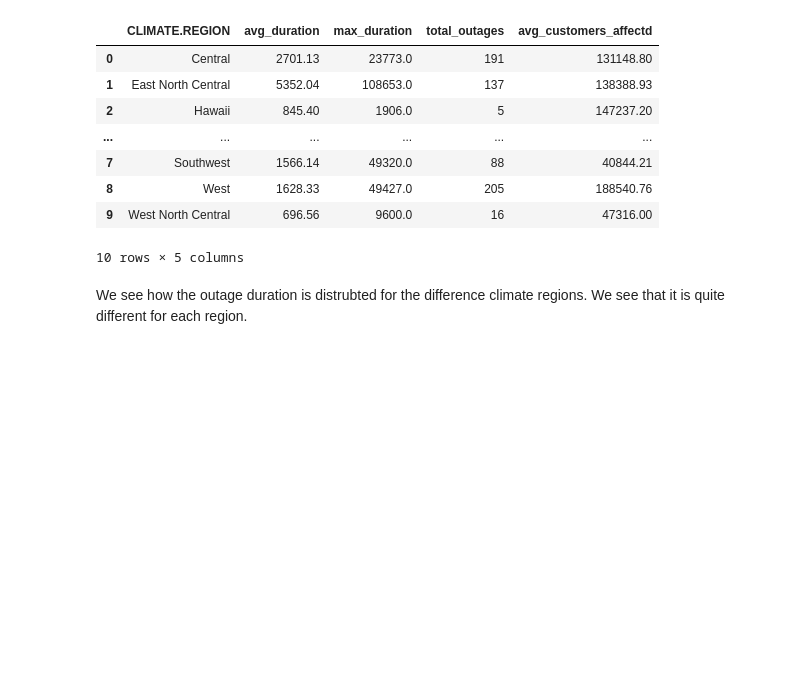
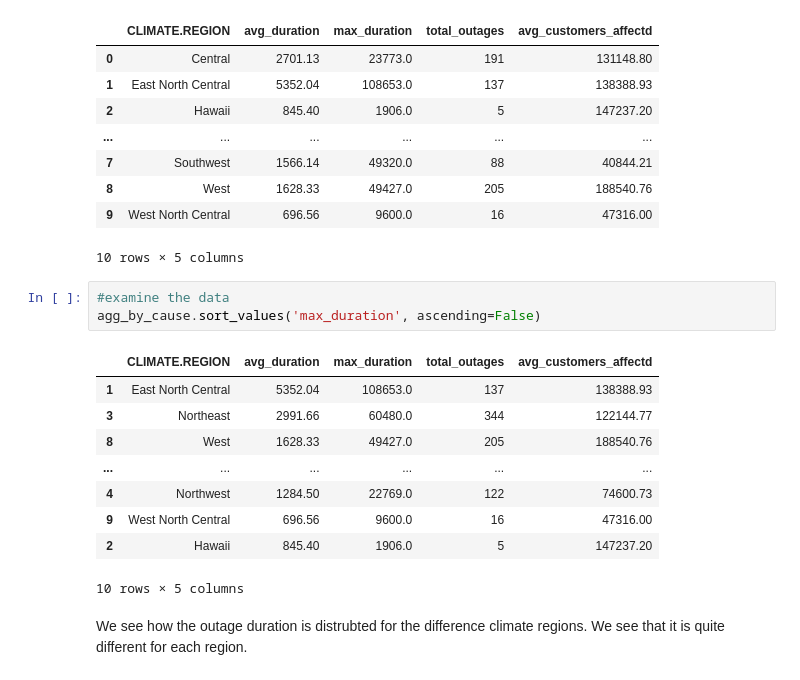
Before and after one commit to v1zhu/Power_Outage, a Jupyter notebook: template.ipynb, the cells around one changed output. Drawn from its saved outputs; the diff is of its cells as text; blank space fills up the shorter version.

```diff
--- a/template.ipynb
+++ b/template.ipynb
@@ -408,6 +426,19 @@ agg_by_cause
 | 8 | West | 1628.33 | 49427.0 | 205 | 188540.76 |
 | 9 | West North Central | 696.56 | 9600.0 | 16 | 47316.00 |
 10 rows × 5 columns
+# %%
+#examine the data
+agg_by_cause.sort_values('max_duration', ascending=False)
+# %% [output]
+|  | CLIMATE.REGION | avg_duration | max_duration | total_outages | avg_customers_affectd |
+| 1 | East North Central | 5352.04 | 108653.0 | 137 | 138388.93 |
+| 3 | Northeast | 2991.66 | 60480.0 | 344 | 122144.77 |
+| 8 | West | 1628.33 | 49427.0 | 205 | 188540.76 |
+| ... | ... | ... | ... | ... | ... |
+| 4 | Northwest | 1284.50 | 22769.0 | 122 | 74600.73 |
+| 9 | West North Central | 696.56 | 9600.0 | 16 | 47316.00 |
+| 2 | Hawaii | 845.40 | 1906.0 | 5 | 147237.20 |
+10 rows × 5 columns
 # %% [markdown]
 We see how the outage duration is distrubted for the difference climate regions. We see that it is quite different for each region.
 # %% [markdown]
```
Also changed, not shown: parts of 7 cells of this notebook, 3 other files.
